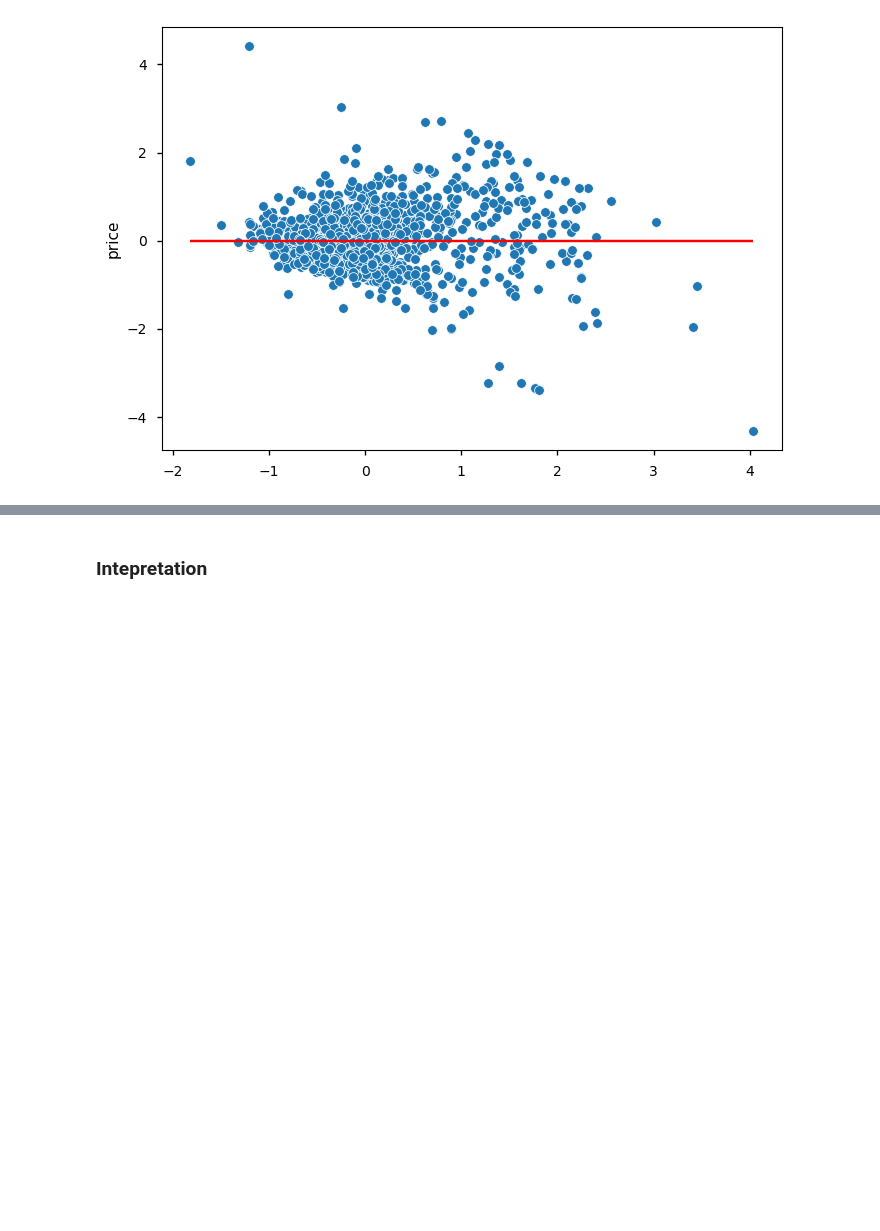
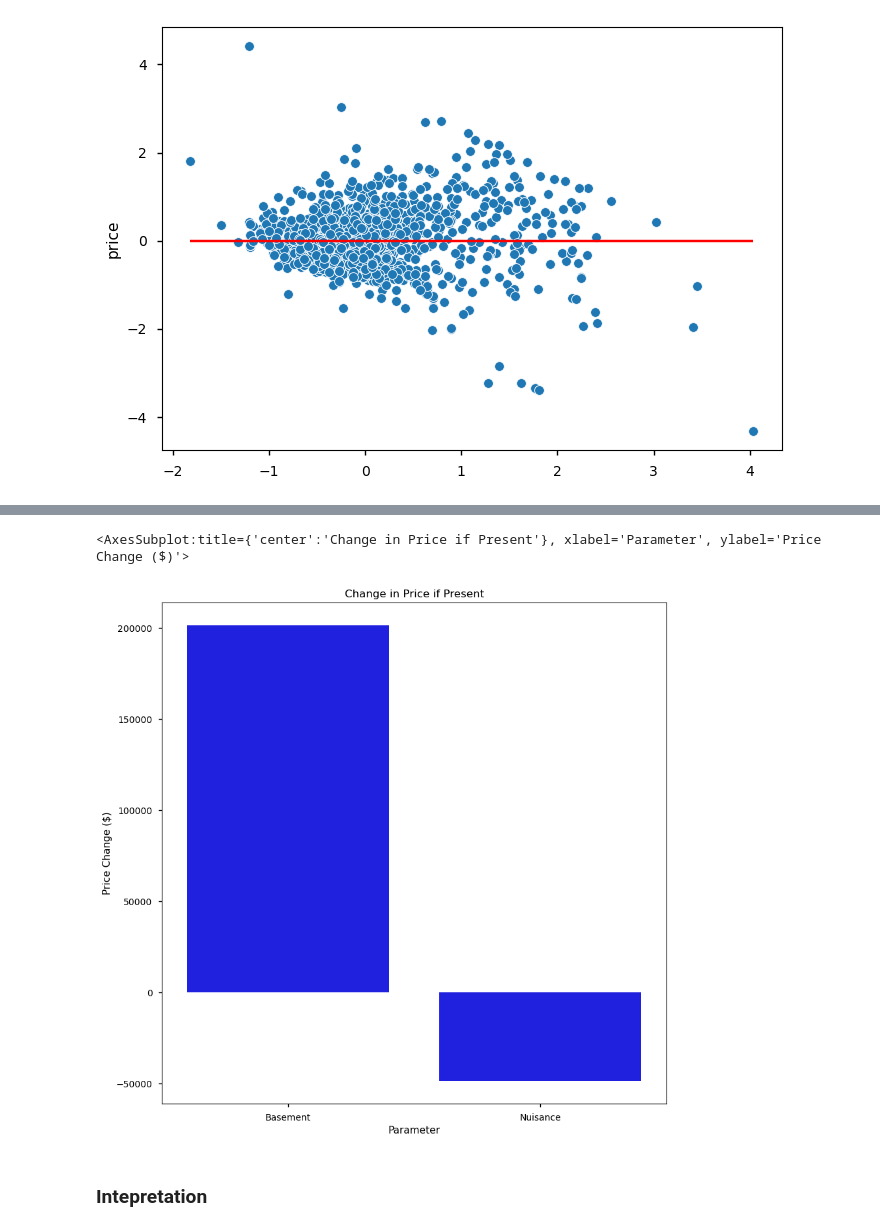
Before and after one commit to dnigh45/dsc-phase-2-djrachjake, a Jupyter notebook: dj3.ipynb, the cells around one changed output, grey strips where cells are left out. Drawn from its saved outputs; the diff is of its cells as text; code cells hidden in the pictures; blank space fills up the shorter version.

```diff
--- a/dj3.ipynb
+++ b/dj3.ipynb
@@ -864,3 +918,24 @@ plt.show()
+# %%
+dollarvalues = [(df['price'].std()*.7839/df['sqft_above'].std()),
+#  ((df['price'].std()*.3085) / df['basement'].std()),
+  -abs((df['price'].std()*.1488)/df['sqft_garage'].std()),
+   ((df['price'].std()*.1597)/df['sqft_patio'].std()),
+   # -abs((df['price'].std()*.0647) / df['nuisance'].std())
+   ]
+dollarnames = [str(z).lower() for z in x4.columns]
+dollarnames.pop(1)
+dollarnames.pop(-1)
+fig, ax = plt.subplots(figsize=(10,10))
+ax.set_title('Change in Price if Present')
+ax.set_ylabel('Price Change ($)')
+ax.set_xlabel('Parameter')
+# sns.barplot(x=dollarnames, y=dollarvalues, color='b')
+values = [((df['price'].std()*.3085) / df['basement'].std()),-abs((df['price'].std()*.0647) / df['nuisance'].std())]
+names = ['Basement', 'Nuisance']
+sns.barplot(x=names, y=values, color= 'b')
+# %% [output]
+<AxesSubplot:title={'center':'Change in Price if Present'}, xlabel='Parameter', ylabel='Price Change ($)'>
+[figure, added]
 # %% [markdown]
 ### Intepretation
 # %%
```
Also changed, not shown: parts of 15 cells of this notebook.
